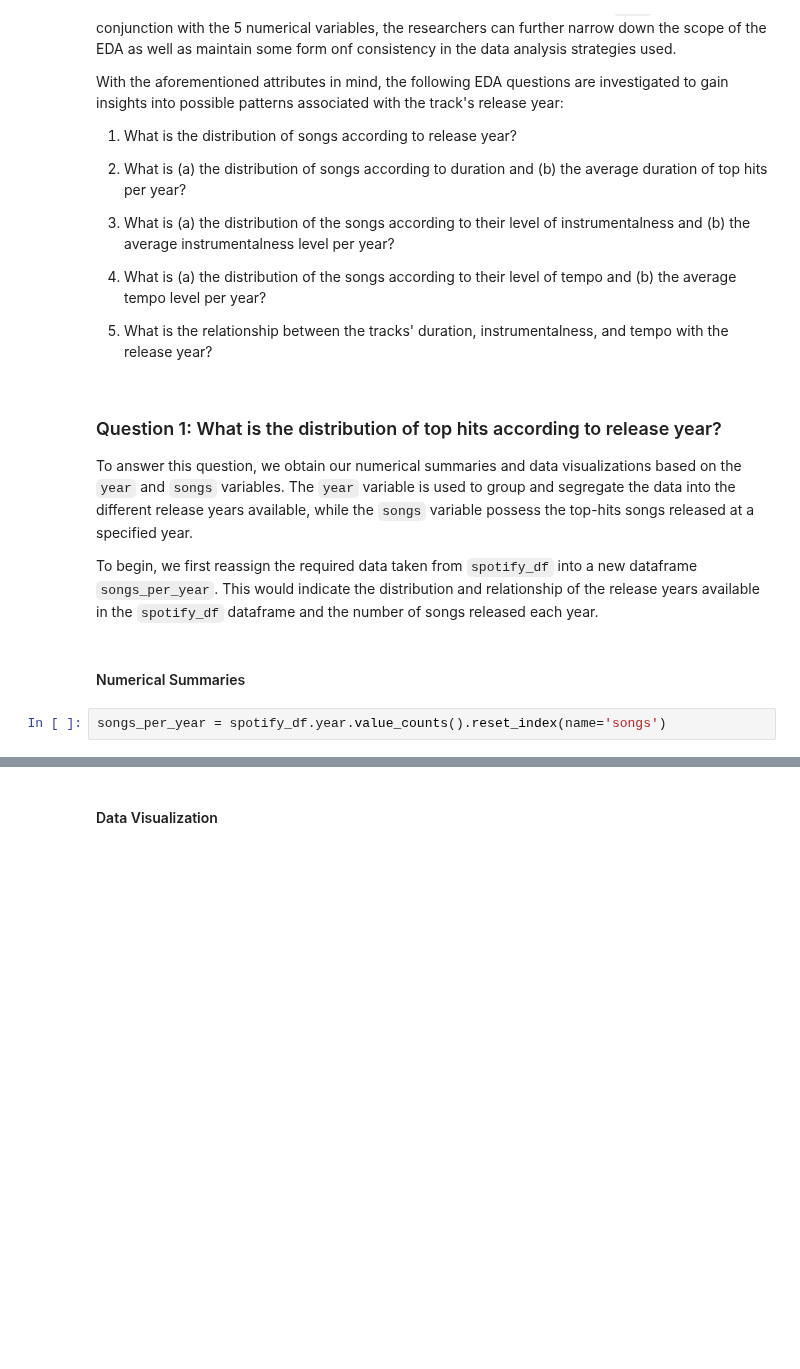
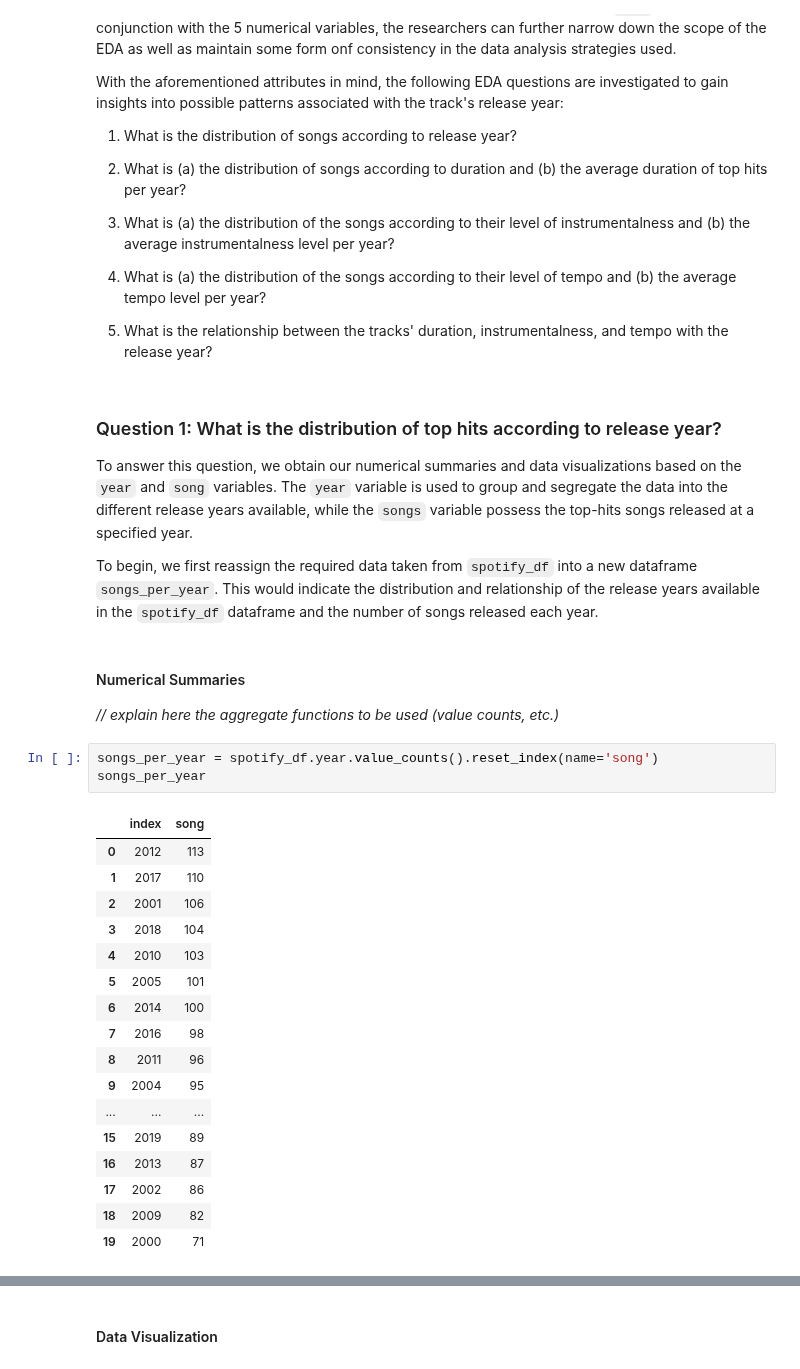
Before and after one commit to angelocguerra/csmodel-casestudy, a Jupyter notebook: MCO1.ipynb, the cells around one changed output, grey strips where cells are left out. Cells and saved outputs as stored; diff of their text form; blank space fills up the shorter version.

```diff
--- a/MCO1.ipynb
+++ b/MCO1.ipynb
@@ -361,11 +345,32 @@ With the aforementioned attributes in mind, the following EDA questions are inve
 # %% [markdown]
 ### Question 1: What is the distribution of top hits according to release year?
 
-To answer this question, we obtain our numerical summaries and data visualizations based on the `year` and `songs` variables. The `year` variable is used to group and segregate the data into the different release years available, while the `songs` variable possess the top-hits songs released at a specified year.
+To answer this question, we obtain our numerical summaries and data visualizations based on the `year` and `song` variables. The `year` variable is used to group and segregate the data into the different release years available, while the `songs` variable possess the top-hits songs released at a specified year.
 
 To begin, we first reassign the required data taken from `spotify_df` into a new dataframe `songs_per_year`. This would indicate the distribution and relationship of the release years available in the `spotify_df` dataframe and the number of songs released each year.
 # %% [markdown]
 #### Numerical Summaries
+
+*// explain here the aggregate functions to be used (value counts, etc.)*
 # %%
-songs_per_year = spotify_df.year.value_counts().reset_index(name='songs')
+songs_per_year = spotify_df.year.value_counts().reset_index(name='song')
+songs_per_year
+# %% [output]
+|  | index | song |
+| 0 | 2012 | 113 |
+| 1 | 2017 | 110 |
+| 2 | 2001 | 106 |
+| 3 | 2018 | 104 |
+| 4 | 2010 | 103 |
+| 5 | 2005 | 101 |
+| 6 | 2014 | 100 |
+| 7 | 2016 | 98 |
+| 8 | 2011 | 96 |
+| 9 | 2004 | 95 |
+| ... | ... | ... |
+| 15 | 2019 | 89 |
+| 16 | 2013 | 87 |
+| 17 | 2002 | 86 |
+| 18 | 2009 | 82 |
+| 19 | 2000 | 71 |
 # %% [markdown]
```
Also changed, not shown: parts of 17 cells of this notebook.
